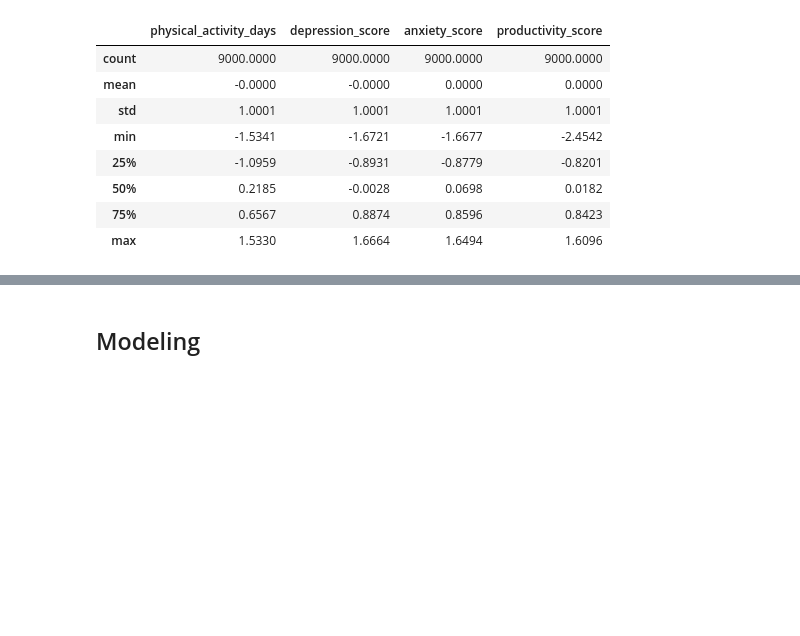
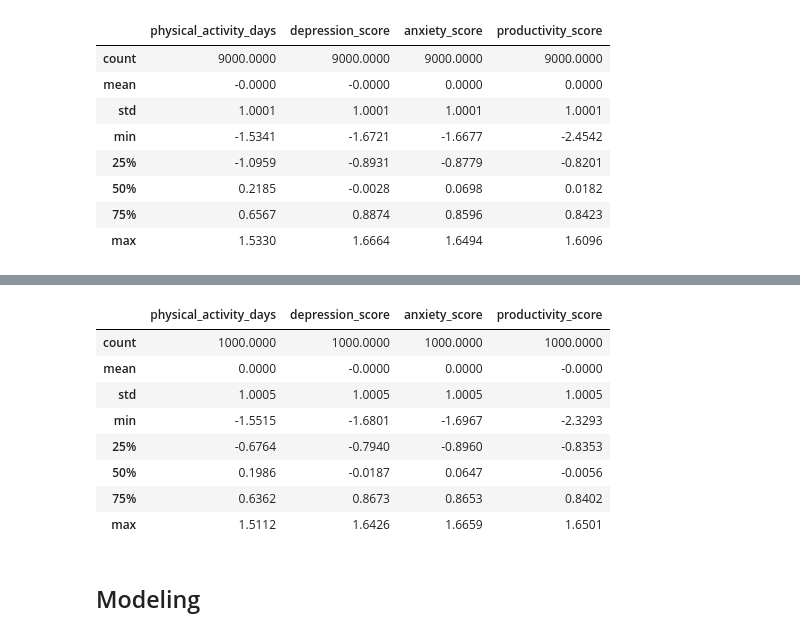
Before and after one commit to LarasSetyadita/Project-Pertama-Machine-Learning-Terapan-Predictive-Analytics, a Jupyter notebook: Predictive_analytics.ipynb, the cells around one changed output, grey strips where cells are left out. Drawn from its saved outputs; the diff is of its cells as text; code cells hidden in the pictures; blank space fills up the shorter version.

```diff
--- a/Predictive_analytics.ipynb
+++ b/Predictive_analytics.ipynb
@@ -451,3 +466,15 @@ X_train[numeric_features].describe().round(4)
+# %%
+X_test[numeric_features].describe().round(4)
+# %% [output]
+|  | physical_activity_days | depression_score | anxiety_score | productivity_score |
+| count | 1000.0000 | 1000.0000 | 1000.0000 | 1000.0000 |
+| mean | 0.0000 | -0.0000 | 0.0000 | -0.0000 |
+| std | 1.0005 | 1.0005 | 1.0005 | 1.0005 |
+| min | -1.5515 | -1.6801 | -1.6967 | -2.3293 |
+| 25% | -0.6764 | -0.7940 | -0.8960 | -0.8353 |
+| 50% | 0.1986 | -0.0187 | 0.0647 | -0.0056 |
+| 75% | 0.6362 | 0.8673 | 0.8653 | 0.8402 |
+| max | 1.5112 | 1.6426 | 1.6659 | 1.6501 |
 # %% [markdown]
 ## Modeling
 # %% [markdown]
```
Also changed, not shown: parts of 9 cells of this notebook, 1 other file.
